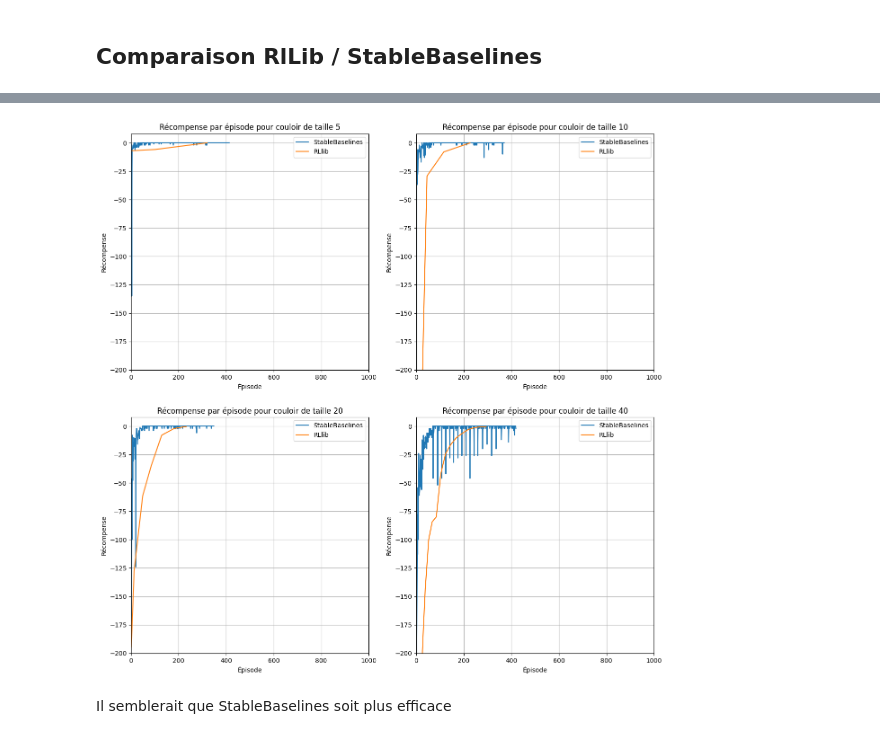
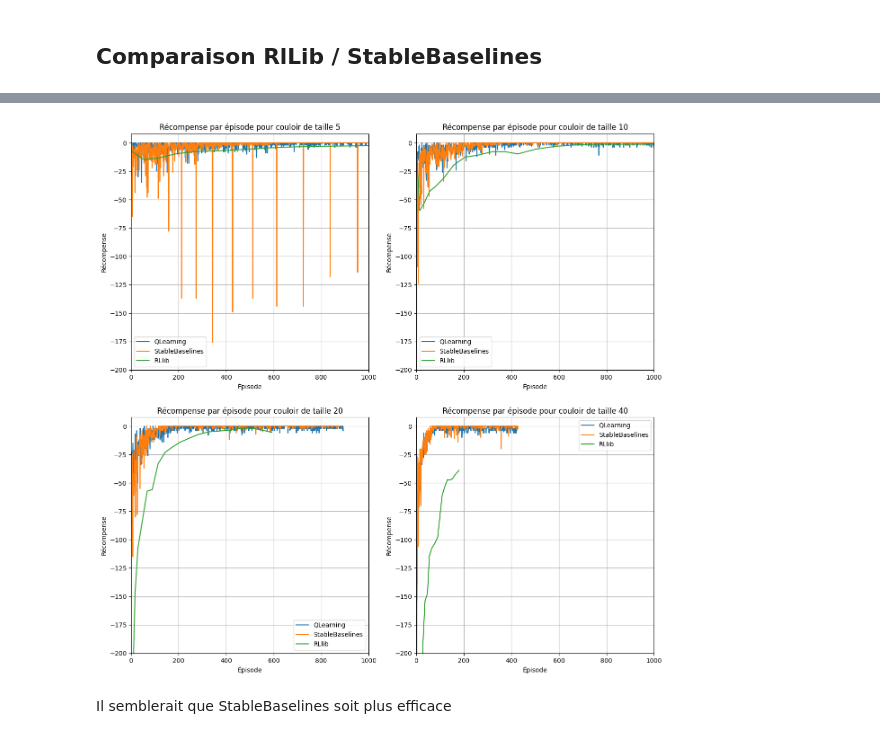
Before and after one commit to Enzo-Claeyssen/jeux_iteres_part1, a Jupyter notebook: couloir_part2.ipynb, the cells around one changed output, grey strips where cells are left out. Drawn from its saved outputs; the diff is of its cells as text; code cells hidden in the pictures.

```diff
--- a/couloir_part2.ipynb
+++ b/couloir_part2.ipynb
@@ -178,7 +178,7 @@ config = (
 
     # Specify a simple tune hyperparameter sweep.
     .training(
-        lr = tune.grid_search([0.01, 0.1, 1]),
+        lr = tune.grid_search([0.001, 0.01, 0.1, 1]),
         gamma = tune.grid_search([0.9, 0.99])
     )
 
@@ -251,11 +266,19 @@ Comparons StableBaselines et RlLib avec une configuration similaire pour les deu
 ## Comparaison RlLib / StableBaselines
 # %%
 fig, axes = plt.subplots(2, 2, figsize=(15, 15))
-data = [(5, 0, 0, 2000, ([2], 1, 0.01, 0.01, 5)), (10, 0, 1, 4000, ([2], 1, 0.01, 0.01, 5)),
-        (20, 1, 0, 8000, ([2], 1, 0.01, 0.01, 5)), (40, 1, 1, 20000, ([2], 1, 0.01, 0.01, 5))]
+data = [(5, 0, 0, 20000, ([2], 1, 0.01, 0.01, 5)), (10, 0, 1, 20000, ([2], 1, 0.01, 0.01, 5)),
+        (20, 1, 0, 20000, ([2], 1, 0.01, 0.01, 5)), (40, 1, 1, 20000, ([2], 1, 0.01, 0.01, 5))]
 
 for size, x, y, timesteps, (net_arch, eps_start, eps_end, lr, update_freq) in data :
     env = LineWorldEnv({'n_states' : size})
+
+
+
+    QTable, QRewards, _ = train_q_learning(env, timesteps = timesteps, alpha = 0.9, eps_start = 0.7, gamma = 0.8, useProdForReward = False)
+
+    axes[x ,y].plot([r - (12 - size) for r in QRewards], label = 'QLearning')
+
+
 
     modelOpti, trainRewards, prodRewards = train_dqn(env, timesteps = timesteps, useProdForReward = False,
                                                      net_arch = net_arch,
@@ -287,8 +310,8 @@ for size, x, y, timesteps, (net_arch, eps_start, eps_end, lr, update_freq) in da
 
         # Specify a simple tune hyperparameter sweep.
         .training(
-            lr = 0.01,
-            gamma = 0.99,
+            lr = 0.1,
+            gamma = 0.9,
             target_network_update_freq = 5,
             train_batch_size_per_learner = 32,
             epsilon = [[0, 1], [timesteps * 0.8, 0.01]],
@@ -352,4 +375,4 @@ The `TBXLogger interface is deprecated in favor of the `ray.tune.tensorboardx.TB
-[figure, old version]
+[figure, new version]
 # %% [markdown]
 Il semblerait que StableBaselines soit plus efficace
 # %% [markdown]
```
Also changed, not shown: parts of 4 cells of this notebook, 4 other files.
